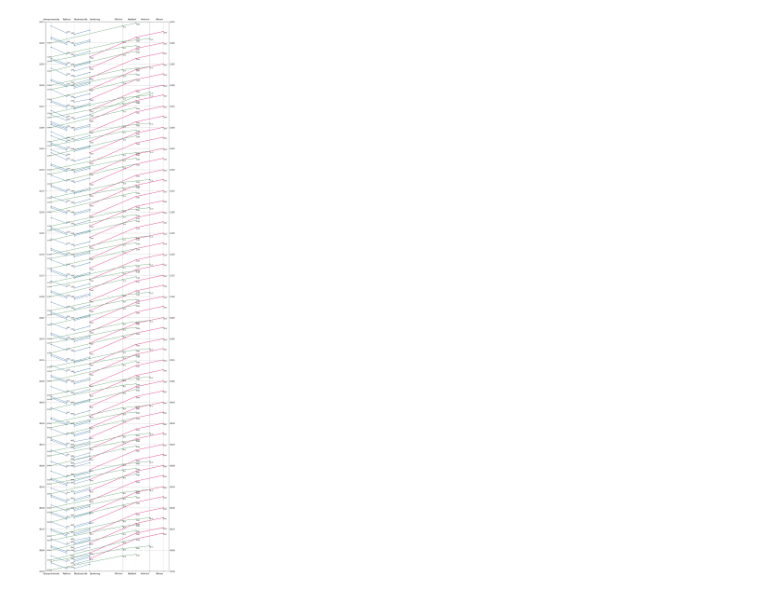
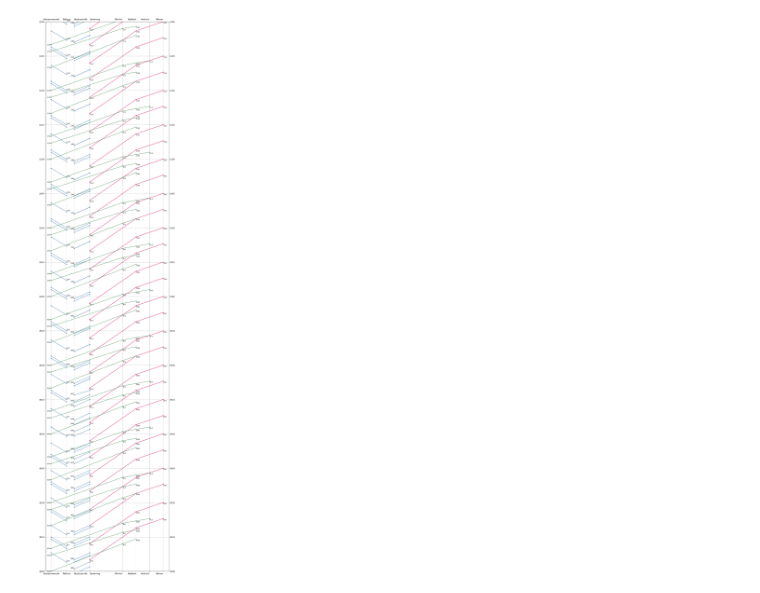
Before and after one commit to aehrm/timetable-merge, a Jupyter notebook: python/timetable_plot.ipynb, the cells around one changed output. Cells and saved outputs as stored; diff of their text form; code cells hidden in the pictures.

Commit message:
Notebook for timetable plots

```diff
--- a/python/timetable_plot.ipynb
+++ b/python/timetable_plot.ipynb
@@ -11,14 +11,18 @@ import matplotlib.pyplot as plt
 plt.rcParams['figure.figsize'] = [8, 6]
 plt.rcParams['figure.dpi'] = 80
 plt.rcParams['figure.facecolor'] = 'white'
+# %%
+next_monday = date.today()
+while next_monday.weekday() != 0: next_monday = next_monday + timedelta(days=1)
+
+start_dt = datetime.combine(next_monday, time(8, 0))
+end_dt = datetime.combine(next_monday, time(12, 0))
 # %%
 departures = []
-for station in ["Sanderglacisstraße", "Rathaus", "Neubaustraße", "Barbarossaplatz"]:
-    date = '07:00'
+#stations = ["Sanderglacisstraße", "Rathaus", "Neubaustraße", "Barbarossaplatz"]
+stations = ["Sanderring", "Rathaus", "Neubaustraße", "Barbarossaplatz"]
+for station in stations:
     print(station)
-    while int(date.split(':')[0]) < 16:
-        dep = q.departures(q.stations[station], "25.04.2022", date)
-        date = max([x.time for x in dep])
-        #print(date)
-        departures.extend([(x.time,  x.line_data['tripCode'], x.destination, x.line, station, x) for x in dep])
+    dep = q.departures_by_datetime_range(q.stations[station], start_dt, end_dt)
+    departures.extend([(x.time,  x.line_data['tripCode'], x.destination, x.line, station, x) for x in dep])
 # %% [output]
@@ -52,3 +69,3 @@ df.to_pickle('./table.pkl')
 # %%
-df = pd.read_pickle('./table.pkl')
+#df = pd.read_pickle('./table.pkl')
 # %%
@@ -176,33 +175,34 @@ for v in set(stops.values()):
             textargs = {'ha': 'left', 'va': 'bottom', 'xytext': (1, 2)}
         if v == stops['Würzburg Barbarossaplatz']:
             textargs = {'ha': 'right', 'va': 'center_baseline', 'xytext': (-3, 0)}
         if v == stops['Würzburg Sanderring']:
             textargs = {'ha': 'left', 'va': 'top', 'xytext': (2, -2)}
         for labelgrp in more_itertools.split_when(datelabels, lambda a, b: b-a  > timedelta(seconds=60)):
             ax.annotate(labelgrp[-1].strftime('%H:%M'), (v, labelgrp[-1]), textcoords='offset points', **textargs)
 
 
 ticks, labels = zip(*[ (v, '\n'.join(set([stoplabels[k] for k, vv in stops.items() if vv == v ]))) for v in set(stops.values()) ])
 ax.set_xticks(ticks)
 ax.set_xticklabels(labels)
-ax.set_ylim((datetime.strptime('7:45', '%H:%M'), datetime.strptime('14:15', '%H:%M')))
+#ax.set_ylim((datetime.strptime('7:45', '%H:%M'), datetime.strptime('14:15', '%H:%M')))
+ax.set_ylim((datetime.strptime('08:00', '%H:%M'), datetime.strptime('12:00', '%H:%M')))
 import matplotlib.dates as mdates
 ax.yaxis.set_major_formatter(mdates.DateFormatter('%H:%M'))
 ax.yaxis.set_major_locator(mdates.MinuteLocator(interval=15))
 ax.grid()
 #ax.invert_yaxis()
 ax.tick_params(labeltop=True, labelright=True)
 
 ticklabels = ax.get_xticklabels()
 for l in ticklabels:
     if l.get_text() in {'Neubaustraße', 'Sanderring'}:
         l.set_ha('left')
     elif l.get_text() in {'Juliuspromenade', 'Rathaus'}:
         l.set_ha('center')
     else:
         l.set_ha('right')
 
 
-plt.savefig('timetable.pdf', bbox_inches='tight', dpi=300)
+#plt.savefig('timetable.pdf', bbox_inches='tight', dpi=300)
 # %% [output]
-[figure, old version]
+[figure, new version]
```
Also changed, not shown: parts of 4 cells of this notebook, 1 other file.
